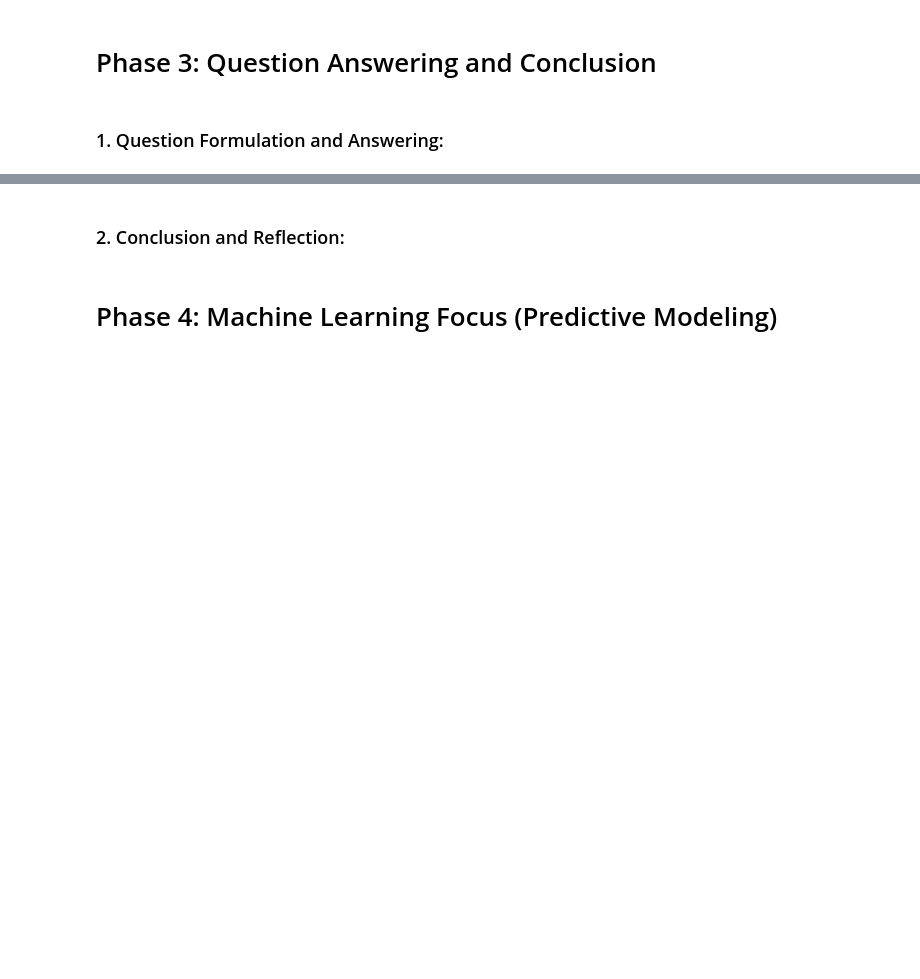
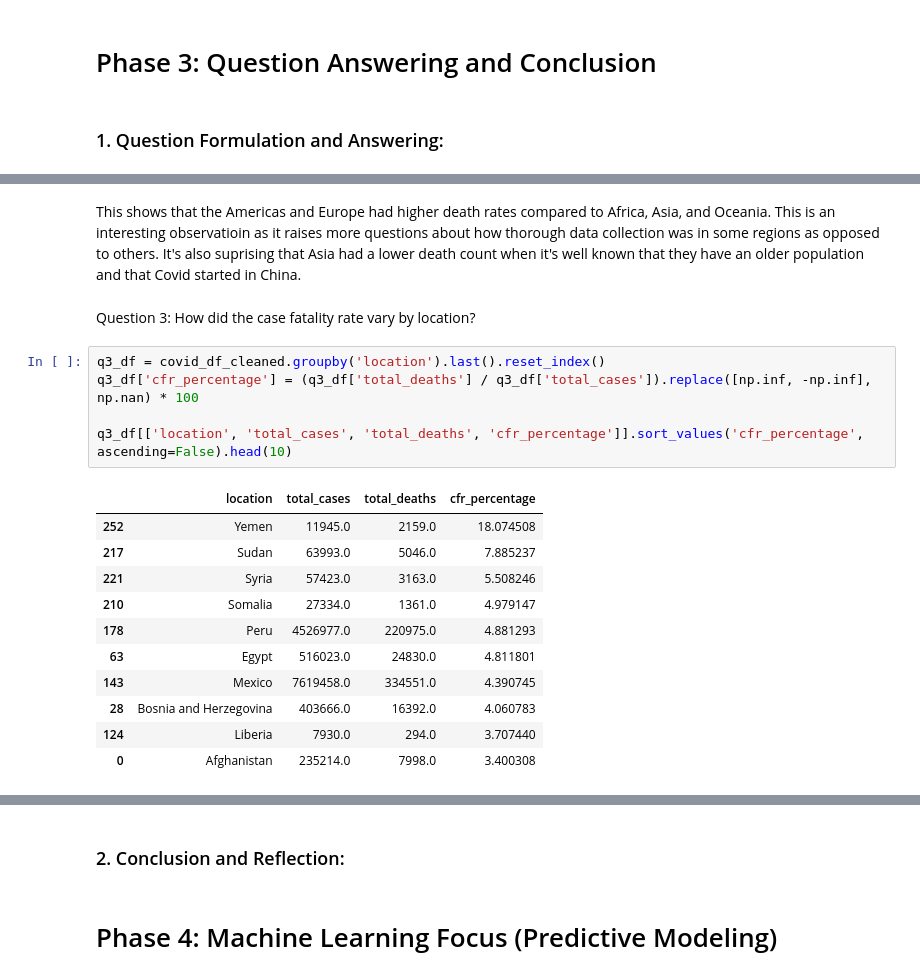
Before and after one commit to lkhellah/DataWithPython, a Jupyter notebook: data-cleaning.ipynb, the cells around one changed output, grey strips where cells are left out. Drawn from its saved outputs; the diff is of its cells as text; blank space fills up the shorter version.

Commit message:
finished questions

```diff
--- a/data-cleaning.ipynb
+++ b/data-cleaning.ipynb
@@ -554,0 +598,21 @@ To sum up our observations, here are some patterns, relationships, and distribut
+# %% [markdown]
+This shows that the Americas and Europe had higher death rates compared to Africa, Asia, and Oceania. This is an interesting observatioin as it raises more questions about how thorough data collection was in some regions as opposed to others. It's also suprising that Asia had a lower death count when it's well known that they have an older population and that Covid started in China.
+# %% [markdown]
+Question 3: How did the case fatality rate vary by location?
+# %%
+q3_df = covid_df_cleaned.groupby('location').last().reset_index()
+q3_df['cfr_percentage'] = (q3_df['total_deaths'] / q3_df['total_cases']).replace([np.inf, -np.inf], np.nan) * 100
+
+q3_df[['location', 'total_cases', 'total_deaths', 'cfr_percentage']].sort_values('cfr_percentage', ascending=False).head(10)
+# %% [output]
+|  | location | total_cases | total_deaths | cfr_percentage |
+| 252 | Yemen | 11945.0 | 2159.0 | 18.074508 |
+| 217 | Sudan | 63993.0 | 5046.0 | 7.885237 |
+| 221 | Syria | 57423.0 | 3163.0 | 5.508246 |
+| 210 | Somalia | 27334.0 | 1361.0 | 4.979147 |
+| 178 | Peru | 4526977.0 | 220975.0 | 4.881293 |
+| 63 | Egypt | 516023.0 | 24830.0 | 4.811801 |
+| 143 | Mexico | 7619458.0 | 334551.0 | 4.390745 |
+| 28 | Bosnia and Herzegovina | 403666.0 | 16392.0 | 4.060783 |
+| 124 | Liberia | 7930.0 | 294.0 | 3.707440 |
+| 0 | Afghanistan | 235214.0 | 7998.0 | 3.400308 |
```
Also changed, not shown: parts of 14 cells of this notebook.
